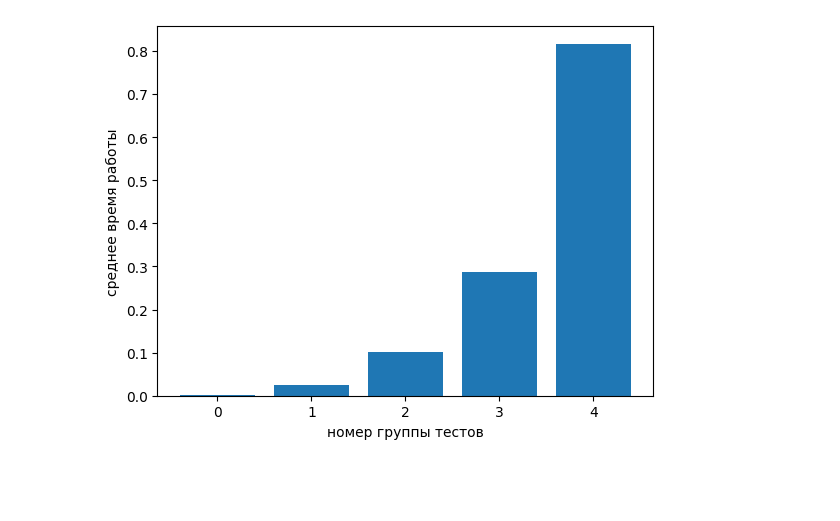
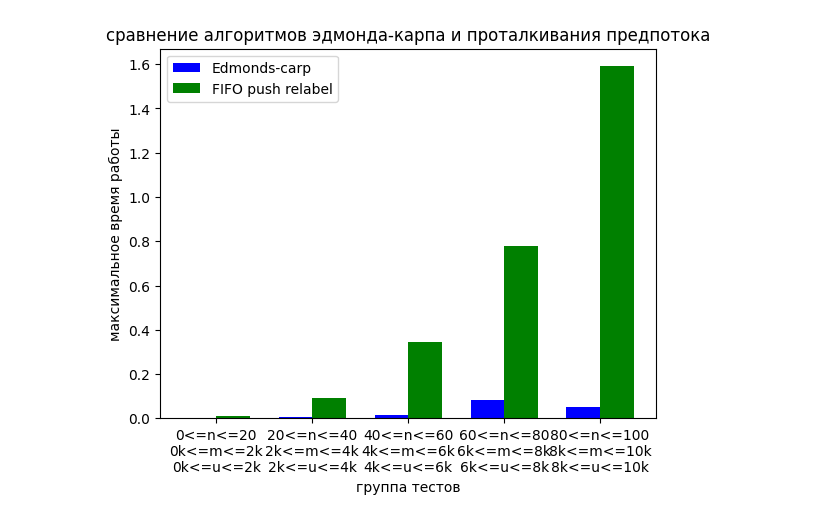
Before and after one commit to defuntitled/GraphTheory2023-2024, a Jupyter notebook: maxflow_analyze.ipynb, the cells around one changed output. Saved outputs shown, nothing was run; the diff lists cells and outputs as text; code cells hidden in the pictures; blank space fills up the shorter version.

Commit message:
fix visualization

```diff
--- a/maxflow_analyze.ipynb
+++ b/maxflow_analyze.ipynb
@@ -16,7 +19,8 @@ def get_input(file):
         p = file.readline()
 # %%
 INPUT_PARAMS_PATH = Path("./datasets/analyze/input_params.txt")
-exec_time = []
+exec_time_fifo = []
+exec_time_edmonds = []
 with INPUT_PARAMS_PATH.open('r') as file:
     for params in get_input(file):
         g = nx.gnm_random_graph(params[0], params[1])
@@ -29,8 +33,15 @@ with INPUT_PARAMS_PATH.open('r') as file:
         start_time=time.perf_counter()
         result = fifo_push_relabel_impl(gr,0,params[0]-1)
         finish_time=time.perf_counter()
-        exec_time.append(finish_time-start_time)
+        exec_time_fifo.append(finish_time-start_time)
+        gr = nx.Graph(g)
+        start_time=time.perf_counter()
+        result = edmonds_karp(gr,0,params[0]-1)
+        finish_time=time.perf_counter()
+        exec_time_edmonds.append(finish_time-start_time)
         assert expected_result == result
 # %%
-max_time = [max(exec_time[i*50:(i+1)*50]) for i in range(5)]
-avg_time = [statistics.mean(exec_time[i*50:(i+1)*50]) for i in range(5)]
+max_time_fifo = [max(exec_time_fifo[i*50:(i+1)*50]) for i in range(5)]
+avg_time_fifo = [statistics.mean(exec_time_fifo[i*50:(i+1)*50]) for i in range(5)]
+max_time_edmonds = [max(exec_time_edmonds[i*50:(i+1)*50]) for i in range(5)]
+avg_time_edmonds = [statistics.mean(exec_time_edmonds[i*50:(i+1)*50]) for i in range(5)]
@@ -45,8 +48,21 @@ plt.show()
-# %%
-groups = list(range(5))
-plt.bar(groups, avg_time)
-plt.xlabel('номер группы тестов')
-plt.ylabel('среднее время работы')
-plt.show()
-# %% [output]
-[figure, removed]
+# %%
+test_groups = [f"{i*20}<=n<={(i+1)*20}\n{i*2}k<=m<={(i+1)*2}k\n{i*2}k<=u<={(i+1)*2}k" for i in range(5)]
+
+x = np.arange(len(test_groups))
+
+width = 0.35
+
+fig, ax = plt.subplots()
+
+rects1 = ax.bar(x - width/2, max_time_edmonds, width, label='Edmonds-carp', color='b')
+rects2 = ax.bar(x + width/2, max_time_fifo, width, label='FIFO push relabel', color='g')
+
+ax.set_xlabel('группа тестов')
+ax.set_ylabel('максимальное время работы')
+ax.set_title('сравнение алгоритмов эдмонда-карпа и проталкивания предпотока')
+ax.set_xticks(x)
+ax.set_xticklabels(test_groups)
+ax.legend()
+plt.show()
+# %% [output]
+[figure, added]
```
Also changed, not shown: parts of 3 cells of this notebook, 3 other files.
